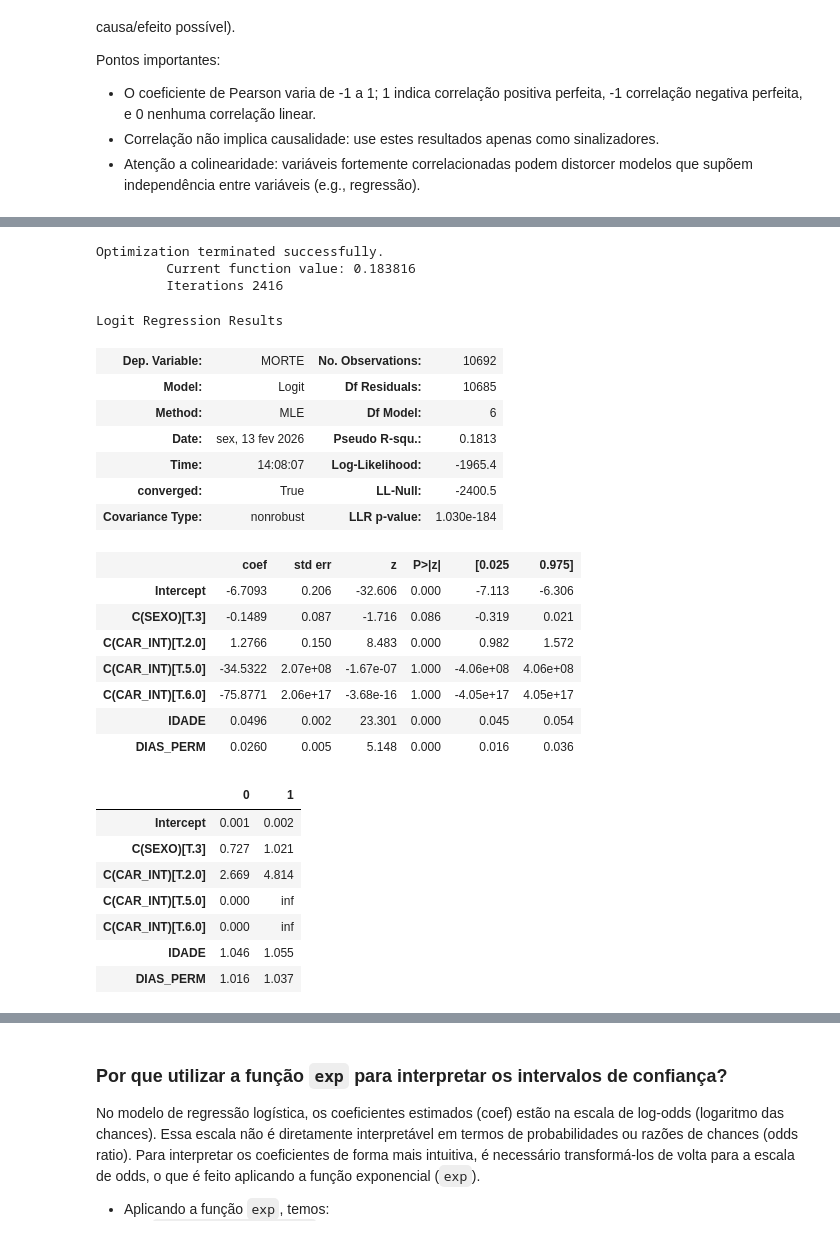
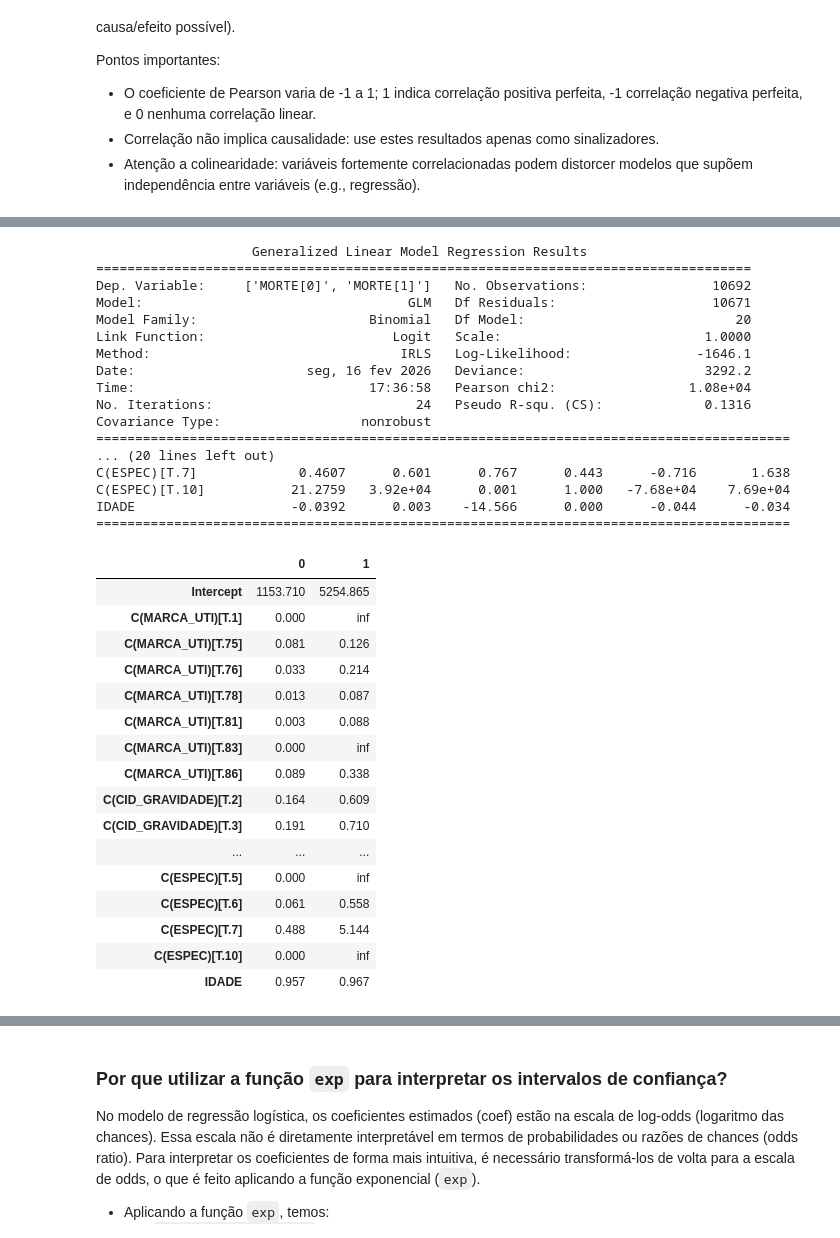
Before and after one commit to Fabiano01EST/generalized-linear-models-python, a Jupyter notebook: GLM.ipynb, the cells around one changed output, grey strips where cells are left out. Drawn from its saved outputs; the diff is of its cells as text; code cells hidden in the pictures.

```diff
--- a/GLM.ipynb
+++ b/GLM.ipynb
@@ -237,47 +383,56 @@ import statsmodels.formula.api as smf
 #df_pb_filtrado["MORTE"] = df_pb_filtrado["MORTE"].astype(int)
 #print(df_pb_filtrado["MORTE"].value_counts())
 
-logit = smf.logit(
-    formula=" MORTE ~ IDADE + C(SEXO) + DIAS_PERM + C(CAR_INT)",
+modelo = smf.glm(
+    formula="MORTE ~ IDADE + C(MARCA_UTI) + C(CID_GRAVIDADE)+ C(CAR_INT) + C(ESPEC)",
     data=df_pb_filtrado,
-).fit(maxiter=100000)  # ← aumentar de 35 para 100
+    family=sm.families.Binomial(link=sm.families.links.Logit())
+).fit()
 
-logit.summary()
+print(modelo.summary())
+
 #resumo = logit.summary(xname=["intercepto", "Classe femínina", "Idade"]); resumo
 #resumo.as_latex_tabular()
 #logit.mle_retvals
 # %% [output]
-Optimization terminated successfully.
-         Current function value: 0.183816
-         Iterations 2416
+                    Generalized Linear Model Regression Results
+====================================================================================
+Dep. Variable:     ['MORTE[0]', 'MORTE[1]']   No. Observations:                10692
+Model:                                  GLM   Df Residuals:                    10671
+Model Family:                      Binomial   Df Model:                           20
+Link Function:                        Logit   Scale:                          1.0000
+Method:                                IRLS   Log-Likelihood:                -1646.1
+Date:                      seg, 16 fev 2026   Deviance:                       3292.2
+Time:                              17:36:58   Pearson chi2:                 1.08e+04
+No. Iterations:                          24   Pseudo R-squ. (CS):             0.1316
+Covariance Type:                  nonrobust
+=========================================================================================
+... (20 lines left out)
+C(ESPEC)[T.7]             0.4607      0.601      0.767      0.443      -0.716       1.638
+C(ESPEC)[T.10]           21.2759   3.92e+04      0.001      1.000   -7.68e+04    7.69e+04
+IDADE                    -0.0392      0.003    -14.566      0.000      -0.044      -0.034
+=========================================================================================
-Logit Regression Results
-| Dep. Variable: | MORTE | No. Observations: | 10692 |
-| Model: | Logit | Df Residuals: | 10685 |
-| Method: | MLE | Df Model: | 6 |
-| Date: | sex, 13 fev 2026 | Pseudo R-squ.: | 0.1813 |
-| Time: | 14:08:07 | Log-Likelihood: | -1965.4 |
-| converged: | True | LL-Null: | -2400.5 |
-| Covariance Type: | nonrobust | LLR p-value: | 1.030e-184 |
-|  | coef | std err | z | P>|z| | [0.025 | 0.975] |
-| Intercept | -6.7093 | 0.206 | -32.606 | 0.000 | -7.113 | -6.306 |
-| C(SEXO)[T.3] | -0.1489 | 0.087 | -1.716 | 0.086 | -0.319 | 0.021 |
-| C(CAR_INT)[T.2.0] | 1.2766 | 0.150 | 8.483 | 0.000 | 0.982 | 1.572 |
-| C(CAR_INT)[T.5.0] | -34.5322 | 2.07e+08 | -1.67e-07 | 1.000 | -4.06e+08 | 4.06e+08 |
-| C(CAR_INT)[T.6.0] | -75.8771 | 2.06e+17 | -3.68e-16 | 1.000 | -4.05e+17 | 4.05e+17 |
-| IDADE | 0.0496 | 0.002 | 23.301 | 0.000 | 0.045 | 0.054 |
-| DIAS_PERM | 0.0260 | 0.005 | 5.148 | 0.000 | 0.016 | 0.036 |
 # %%
 #logit.params
 from matplotlib.pylab import exp #ou
 import numpy as np
-exp(logit.conf_int(alpha=0.05)).round(3)
+exp(modelo.conf_int(alpha=0.05)).round(3)
 # %% [output]
 |  | 0 | 1 |
-| Intercept | 0.001 | 0.002 |
-| C(SEXO)[T.3] | 0.727 | 1.021 |
-| C(CAR_INT)[T.2.0] | 2.669 | 4.814 |
-| C(CAR_INT)[T.5.0] | 0.000 | inf |
-| C(CAR_INT)[T.6.0] | 0.000 | inf |
-| IDADE | 1.046 | 1.055 |
-| DIAS_PERM | 1.016 | 1.037 |
+| Intercept | 1153.710 | 5254.865 |
+| C(MARCA_UTI)[T.1] | 0.000 | inf |
+| C(MARCA_UTI)[T.75] | 0.081 | 0.126 |
+| C(MARCA_UTI)[T.76] | 0.033 | 0.214 |
+| C(MARCA_UTI)[T.78] | 0.013 | 0.087 |
+| C(MARCA_UTI)[T.81] | 0.003 | 0.088 |
+| C(MARCA_UTI)[T.83] | 0.000 | inf |
+| C(MARCA_UTI)[T.86] | 0.089 | 0.338 |
+| C(CID_GRAVIDADE)[T.2] | 0.164 | 0.609 |
+| C(CID_GRAVIDADE)[T.3] | 0.191 | 0.710 |
+| ... | ... | ... |
+| C(ESPEC)[T.5] | 0.000 | inf |
+| C(ESPEC)[T.6] | 0.061 | 0.558 |
+| C(ESPEC)[T.7] | 0.488 | 5.144 |
+| C(ESPEC)[T.10] | 0.000 | inf |
+| IDADE | 0.957 | 0.967 |
 # %%
```
Also changed, not shown: parts of 17 cells of this notebook, 1 other file.
